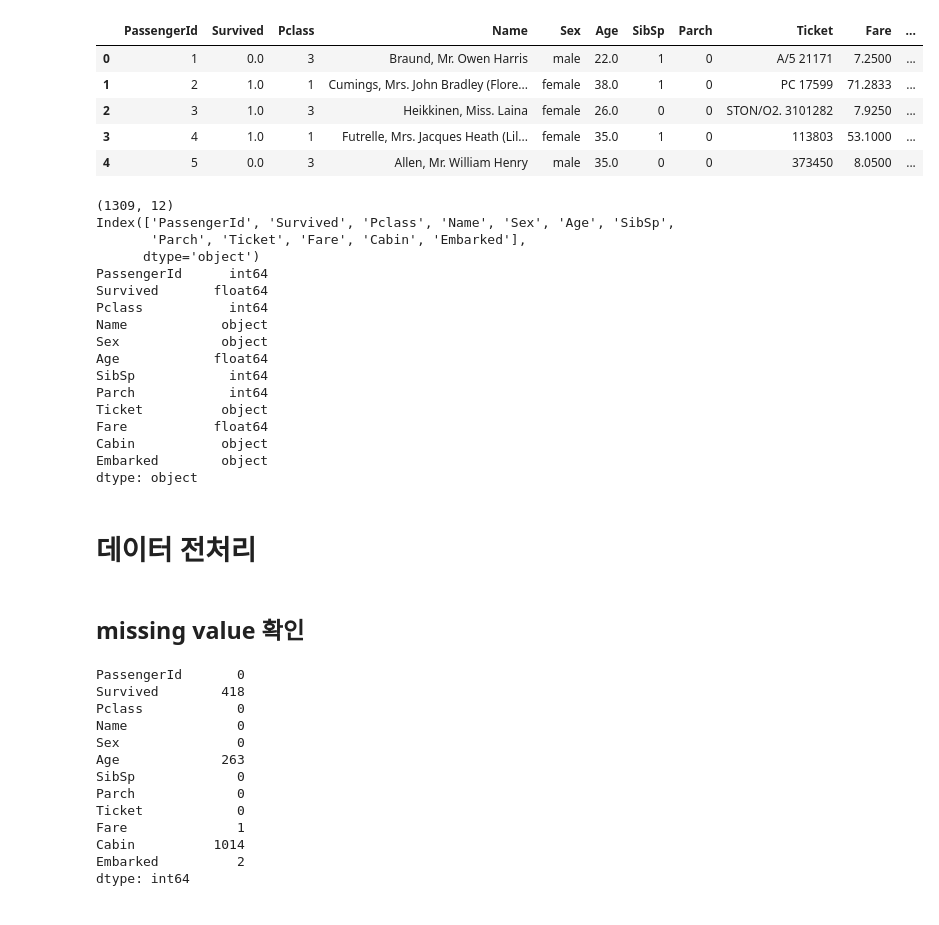
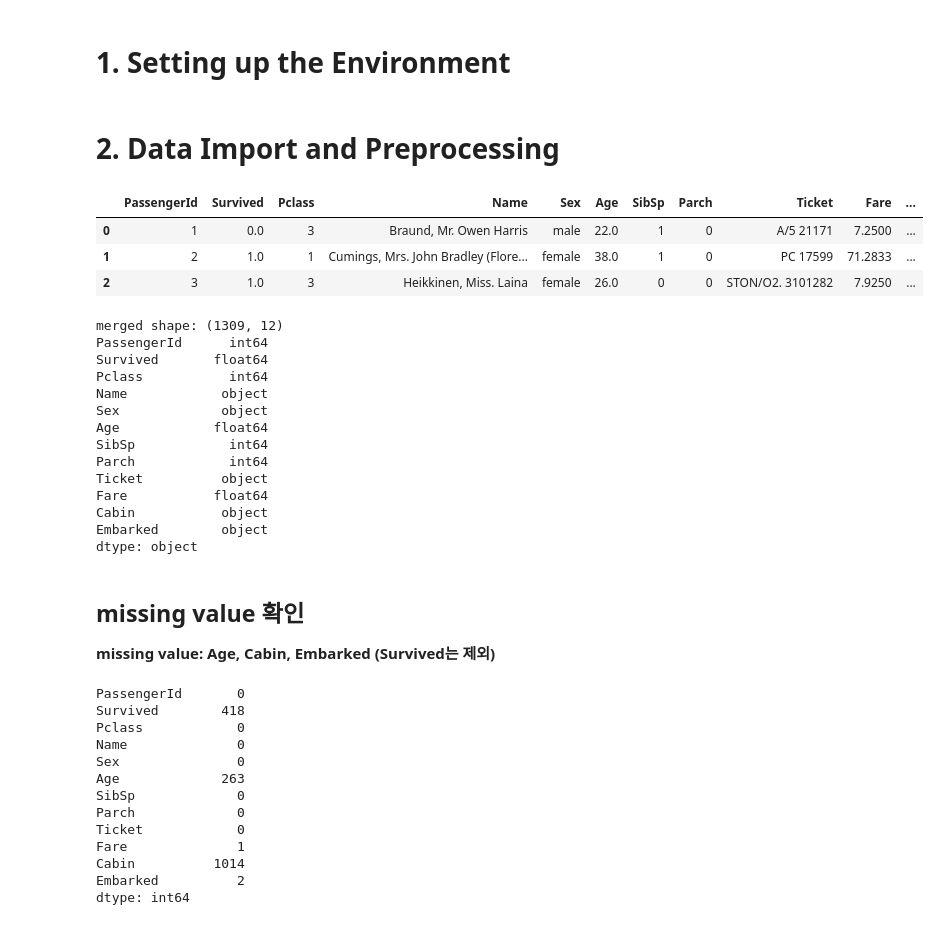
Before and after one commit to kimjinho1/Kaggle-Titanic, a Jupyter notebook: Titanic python/Titanic.ipynb, the cells around one changed output. Saved outputs shown, nothing was run; the diff lists cells and outputs as text; code cells hidden in the pictures.

```diff
--- a/Titanic python/Titanic.ipynb
+++ b/Titanic python/Titanic.ipynb
@@ -16,0 +1,2 @@ init_notebook_mode(connected = True) # Required to use plotly offline in jupyter
+# %% [markdown]
+# <a id='env'>1. Setting up the Environment</a>
@@ -17,25 +26,21 @@ init_notebook_mode(connected = True) # Required to use plotly offline in jupyter
+# %% [markdown]
+# <a id='env'>2. Data Import and Preprocessing</a>
 # %%
 train = pd.read_csv('train.csv')
 test = pd.read_csv('test.csv')
 # %%
 merged = pd.concat([train, test], sort = False)
-merged.head()
+merged.head(3)
 # %% [output]
 |  | PassengerId | Survived | Pclass | Name | Sex | Age | SibSp | Parch | Ticket | Fare | ... |
 | 0 | 1 | 0.0 | 3 | Braund, Mr. Owen Harris | male | 22.0 | 1 | 0 | A/5 21171 | 7.2500 | ... |
 | 1 | 2 | 1.0 | 1 | Cumings, Mrs. John Bradley (Flore... | female | 38.0 | 1 | 0 | PC 17599 | 71.2833 | ... |
 | 2 | 3 | 1.0 | 3 | Heikkinen, Miss. Laina | female | 26.0 | 0 | 0 | STON/O2. 3101282 | 7.9250 | ... |
-| 3 | 4 | 1.0 | 1 | Futrelle, Mrs. Jacques Heath (Lil... | female | 35.0 | 1 | 0 | 113803 | 53.1000 | ... |
-| 4 | 5 | 0.0 | 3 | Allen, Mr. William Henry | male | 35.0 | 0 | 0 | 373450 | 8.0500 | ... |
 # %%
-print(merged.shape)
-print(merged.columns)
+print("merged shape:", merged.shape)
 print(merged.dtypes)
 # %% [output]
-(1309, 12)
-Index(['PassengerId', 'Survived', 'Pclass', 'Name', 'Sex', 'Age', 'SibSp',
-       'Parch', 'Ticket', 'Fare', 'Cabin', 'Embarked'],
-      dtype='object')
+merged shape: (1309, 12)
 PassengerId      int64
 Survived       float64
 Pclass           int64
@@ -49,10 +54,9 @@ Fare           float64
 Cabin           object
 Embarked        object
 dtype: object
-# %% [markdown]
-# 데이터 전처리
 # %% [markdown]
 ## missing value 확인
+**missing value: Age, Cabin, Embarked (Survived는 제외)**
 # %%
 merged.isnull().sum()
 # %% [output]
```
Also changed, not shown: parts of 53 cells of this notebook, 2 other files.
